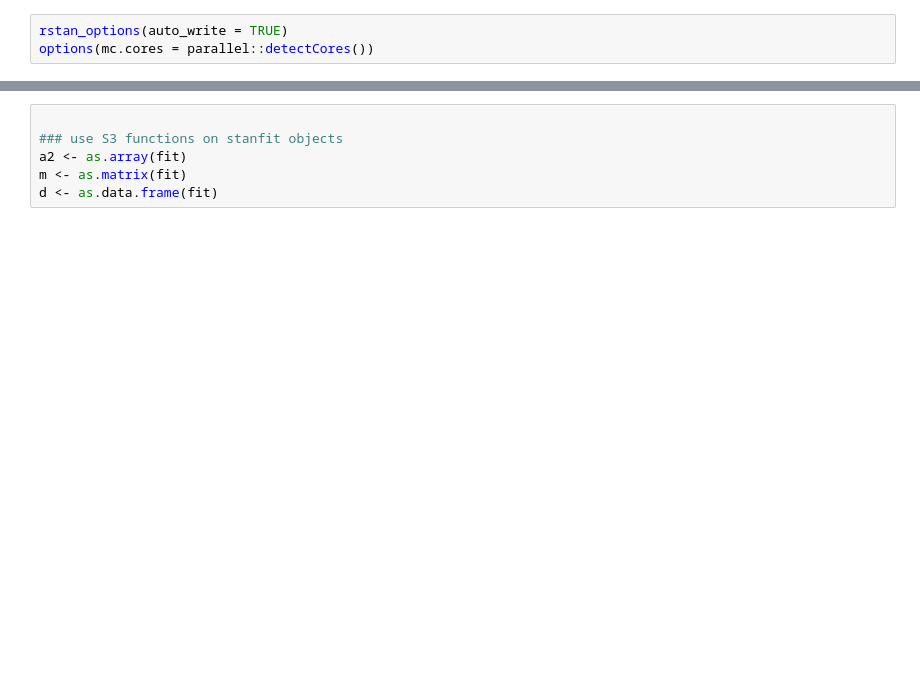
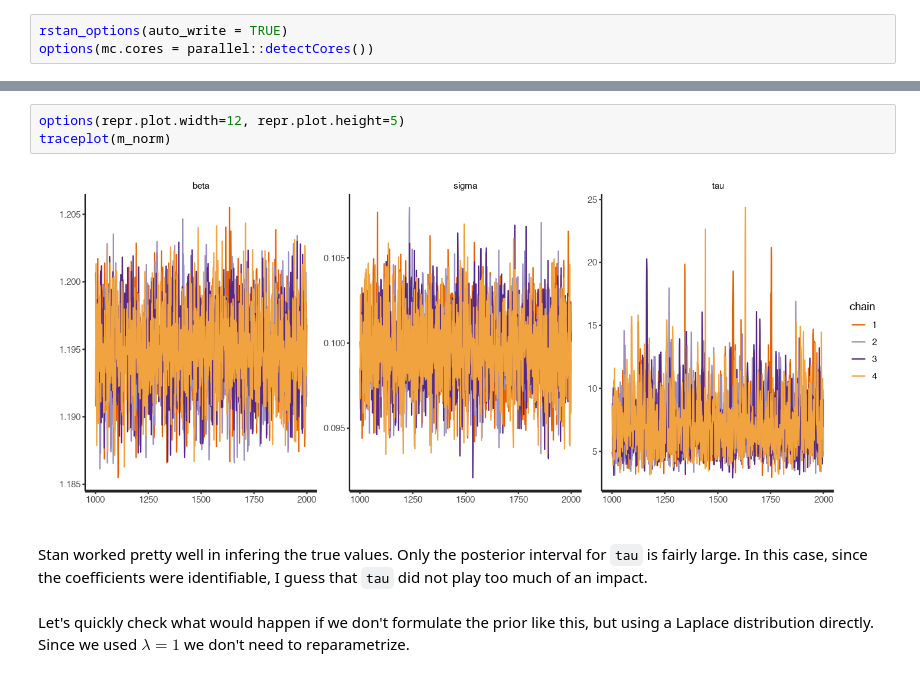
Before and after one commit to dirmeier/etudes, a Jupyter notebook: 01a-bayesian_lasso.ipynb, the cells around one changed output, grey strips where cells are left out. Cells and saved outputs as stored; diff of their text form; blank space fills up the shorter version.

```diff
--- a/01a-bayesian_lasso.ipynb
+++ b/01a-bayesian_lasso.ipynb
@@ -92,6 +154,9 @@ a <- extract(fit, permuted = FALSE)
-# %%
-
-### use S3 functions on stanfit objects
-a2 <- as.array(fit)
-m <- as.matrix(fit)
-d <- as.data.frame(fit)
+# %%
+options(repr.plot.width=12, repr.plot.height=5)
+traceplot(m_norm)
+# %% [output]
+[figure, added]
+# %% [markdown]
+Stan worked pretty well in infering the true values. Only the posterior interval for `tau` is fairly large. In this case, since the coefficients were identifiable, I guess that `tau` did not play too much of an impact.
+# %% [markdown]
+Let's quickly check what would happen if we don't formulate the prior like this, but using a Laplace distribution directly. Since we used $\lambda=1$ we don't need to reparametrize.
```
Also changed, not shown: parts of 38 cells of this notebook, 6 other files.
